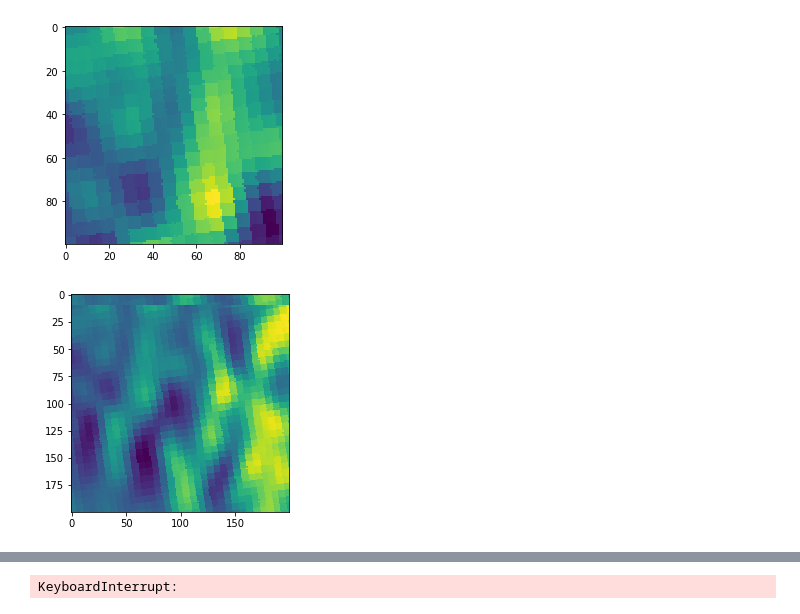
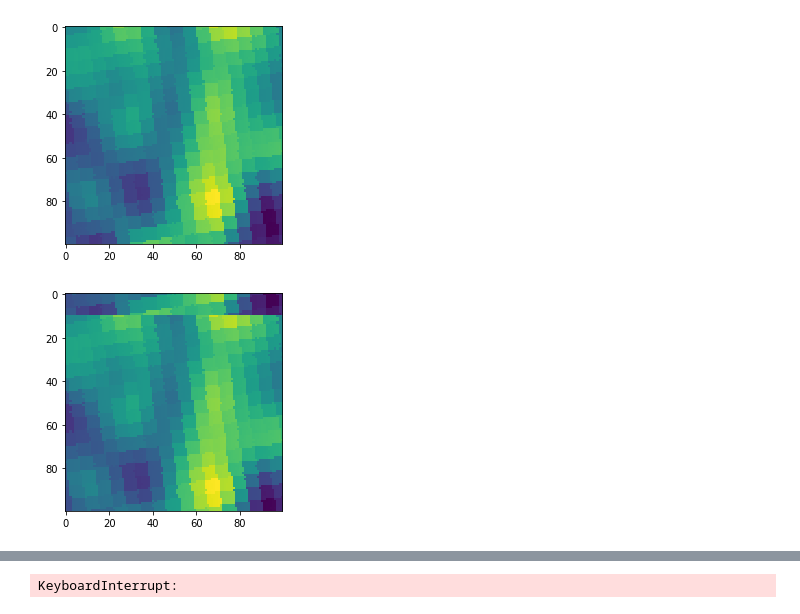
Before and after one commit to YamSok/CESBIO_BIOMASS, a Jupyter notebook: optim.ipynb, the cells around one changed output, grey strips where cells are left out. Saved outputs shown, nothing was run; the diff lists cells and outputs as text; code cells hidden in the pictures.

```diff
--- a/optim.ipynb
+++ b/optim.ipynb
@@ -28,7 +28,7 @@ im1 = f[1000:1100,500:600]
 # %% [output]
 [figure]
 # %%
-plt.imshow(np.roll(f[1000:1200,500:700],10,axis=0))
+plt.imshow(np.roll(f[1000:1100,500:600],10,axis=0))
 im2 = np.roll(f[1000:1100,500:600],10,axis=0)
 # %% [output]
-[figure, old version]
+[figure, new version]
```
Also changed, not shown: parts of 6 cells of this notebook.
